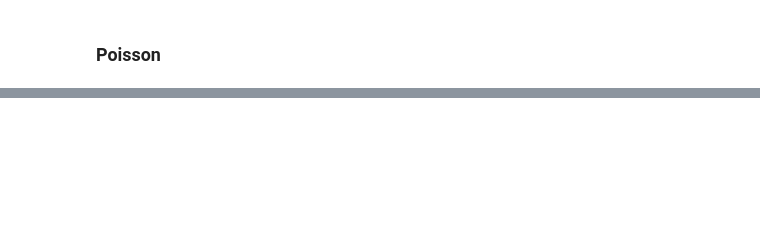
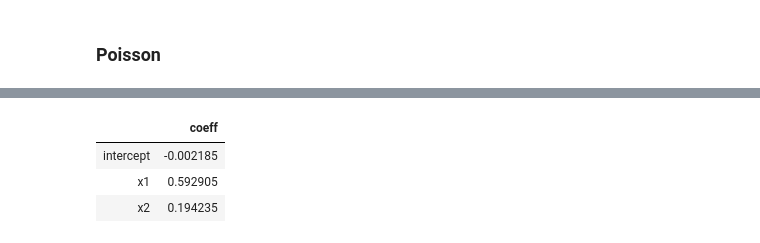
Before and after one commit to iamlemec/fastreg, a Jupyter notebook: benchmark.ipynb, the cells around one changed output, grey strips where cells are left out. Drawn from its saved outputs; the diff is of its cells as text; code cells hidden in the pictures; blank space fills up the shorter version.

```diff
--- a/benchmark.ipynb
+++ b/benchmark.ipynb
@@ -129,0 +161,3 @@ ax.plot(beta, beta, c='r', linewidth=1, zorder=1);
+# %%
+frg.poisson_torch('p', ['x1', 'x2'], epochs=3, data=df0)
+# %% [output]
@@ -129,0 +167,4 @@ ax.plot(beta, beta, c='r', linewidth=1, zorder=1);
+|  | coeff |
+| intercept | -0.002185 |
+| x1 | 0.592905 |
+| x2 | 0.194235 |
```
Also changed, not shown: parts of 14 cells of this notebook.
